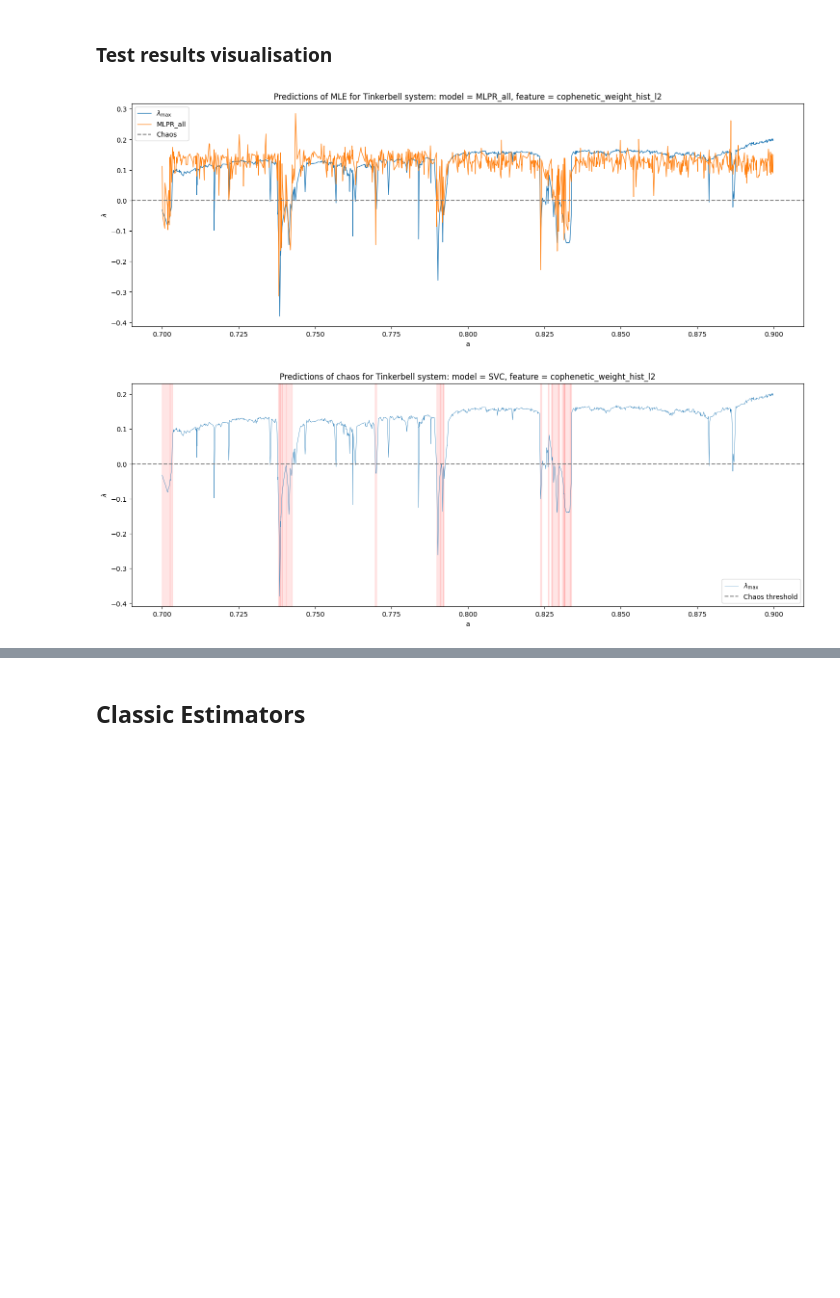
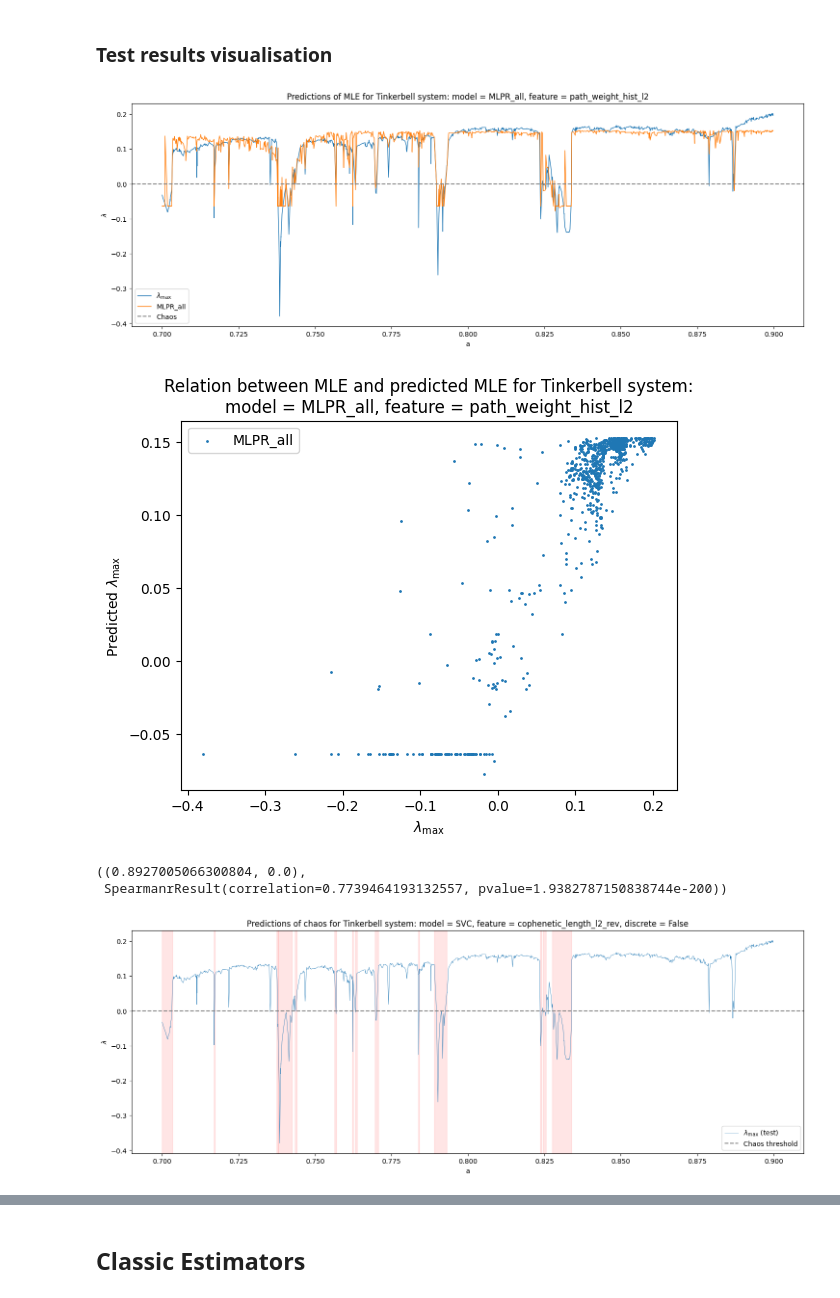
Before and after one commit to colinstephen/topological_divergences, a Jupyter notebook: white_noise.ipynb, the cells around one changed output, grey strips where cells are left out. Drawn from its saved outputs; the diff is of its cells as text; code cells hidden in the pictures; blank space fills up the shorter version.

```diff
--- a/white_noise.ipynb
+++ b/white_noise.ipynb
@@ -99,7 +127,7 @@ def score_features_train(feature_names, features, y_true, cv=5, n_repeats=5, ML_
 
     y = y_true
     pos_mask = y>0
-    y_classes = y>-0.01
+    y_classes = y>0
 
     classification_scorer = "f1"
     regression_scorer = "neg_mean_squared_error"
@@ -344,6 +409,0 @@ merge_tree_divergence_features_test = np.array(merge_tree_divergence_features_te
-# %%
-# Sanity check the ML scores for the topological divergence features of the test set separately
-
-merge_tree_divergence_test_results = {SYSTEM: {}}
-for result in score_features_test(merge_tree_divergence_names, merge_tree_divergence_features_test, y_test, merge_tree_divergence_train_best_models):
-    merge_tree_divergence_test_results[SYSTEM] |= result
@@ -352,6 +410,26 @@ for result in score_features_test(merge_tree_divergence_names, merge_tree_diverg
-# %%
-merge_tree_divergence_test_scores = {k:v["r2_scores"] for k,v in merge_tree_divergence_test_results[SYSTEM].items()}
-merge_tree_divergence_test_predictions = {k:v["predictions"] for k,v in merge_tree_divergence_test_results[SYSTEM].items()}
+# %%
+
+import pickle
+filename_test = "__".join(map(str, [SEED, LENGTH, SAMPLES, SYSTEM, "TSMT", DISCRETE, OFFSET_MIN, OFFSET_MAX, OFFSET_STEP, HISTOGRAM_DIM, TEST_SEED, TEST_LENGTH, TEST_SAMPLES]))
+
+if not os.path.exists(f"outputs/white_noise/{filename_test}__test_scores.pkl"):
+    merge_tree_divergence_test_results = {}
+
+    for result in score_features_test(merge_tree_divergence_names, merge_tree_divergence_features_test, y_test, merge_tree_divergence_train_best_models):
+        merge_tree_divergence_test_results |= result
+
+    merge_tree_divergence_test_scores = {k:v["r2_scores"] for k,v in merge_tree_divergence_test_results.items()}
+    merge_tree_divergence_test_predictions = {k:v["predictions"] for k,v in merge_tree_divergence_test_results.items()}
+
+    with open(f"outputs/white_noise/{filename_test}__test_scores.pkl", "wb") as file:
+        pickle.dump(merge_tree_divergence_test_scores, file)
+    with open(f"outputs/white_noise/{filename_test}__test_predictions.pkl", "wb") as file:
+        pickle.dump(merge_tree_divergence_test_predictions, file)
+
+with open(f"outputs/white_noise/{filename_test}__test_scores.pkl", "rb") as file:
+    merge_tree_divergence_test_scores = pickle.load(file)
+with open(f"outputs/white_noise/{filename_test}__test_predictions.pkl", "rb") as file:
+    merge_tree_divergence_test_predictions = pickle.load(file)
 # %%
 # Display the mean scores for the supervised learning using each divergence
 
@@ -397,16 +483,32 @@ y_pred = merge_tree_divergence_test_predictions[prediction_feature_name][predict
 # %%
 # plot the ground truth and regression predictions
 plt.figure(figsize=(18,6))
 plt.plot(test_params, y_test, lw=1, label=r"$\lambda_{\max}$")
+# plt.plot(np.array(test_params)[y_test>0], y_pred, lw=1, label=prediction_model_name)
 plt.plot(test_params, y_pred, lw=1, label=prediction_model_name)
 plt.xlabel(test_param_name)
 plt.ylabel(r"$\lambda$")
 plt.axhline(y=0, color='grey', linestyle='--', label='Chaos')
 plt.legend()
 plt.title(f"Predictions of MLE for {SYSTEM.capitalize()} system: model = {prediction_model_name}, feature = {prediction_feature_name}")
 plt.show()
+
+# plot the relation between prediction and ground truth
+# plt.figure(figsize=(9,6))
+plt.scatter(y_test, y_pred, s=1, label=prediction_model_name)
+plt.xlabel(r"$\lambda_{\max}$")
+plt.ylabel(r"Predicted $\lambda_{\max}$")
+plt.legend()
+plt.title(f"Relation between MLE and predicted MLE for {SYSTEM.capitalize()} system:\nmodel = {prediction_model_name}, feature = {prediction_feature_name}")
+plt.show()
 # %% [output]
-[figure, old version]
+[figure, new version]
+[figure, added]
+# %%
+pearsonr(y_pred, y_test), spearmanr(y_pred, y_test)
+# %% [output]
+((0.8927005066300804, 0.0),
+ SpearmanrResult(correlation=0.7739464193132557, pvalue=1.9382787150838744e-200))
 # %%
 prediction_feature_name = "cophenetic_weight_l1_rev"
 prediction_feature_name = "cophenetic_weight_linf"
@@ -425,11 +532,12 @@ y_pred = merge_tree_divergence_test_predictions[prediction_feature_name][predict
 # %%
 # plot the ground truth
 plt.figure(figsize=(18,6))
-plt.plot(test_params, y_test, lw=0.5, label=r"$\lambda_{\max}$")
+# plt.plot(train_params, y_train, lw=0.5, label=r"$\lambda_{\max}$ (train)")
+plt.plot(test_params, y_test, lw=0.5, label=r"$\lambda_{\max}$ (test)")
 
 # plot the classification predictions as vspans over the graph
-predicted_non_chaos = y_pred <= 0
-# predicted_non_chaos = y_pred == False
+# predicted_non_chaos = y_pred <= 0
+predicted_non_chaos = y_pred == False
 x = test_params
 
 # mark sections of the x-axis where predicted_non_chaos is True
@@ -441,7 +549,7 @@ for i in range(1, len(predicted_non_chaos)):
         if start is not None:
             plt.axvspan(start, x[i], color='red', alpha=0.1)
             start = None
-    elif i == len(predicted_non_chaos)-1 and not predicted_non_chaos[i]:  # case for the end of the array
+    elif i == len(predicted_non_chaos)-1:  # case for the end of the array
         if start is not None:
             plt.axvspan(start, x[i], color='red', alpha=0.1)
 
@@ -449,10 +557,10 @@ plt.xlabel(test_param_name)
 plt.ylabel(r"$\lambda$")
 plt.axhline(y=0, color='grey', linestyle='--', label='Chaos threshold')
 plt.legend()
-plt.title(f"Predictions of chaos for {SYSTEM.capitalize()} system: model = {prediction_model_name}, feature = {prediction_feature_name}")
+plt.title(f"Predictions of chaos for {SYSTEM.capitalize()} system: model = {prediction_model_name}, feature = {prediction_feature_name}, discrete = {DISCRETE}")
 plt.show()
 # %% [output]
-[figure, old version]
+[figure, new version]
 # %%
 # plot the ground truth
 plt.figure(figsize=(18,6))
```
Also changed, not shown: parts of 49 cells of this notebook.
